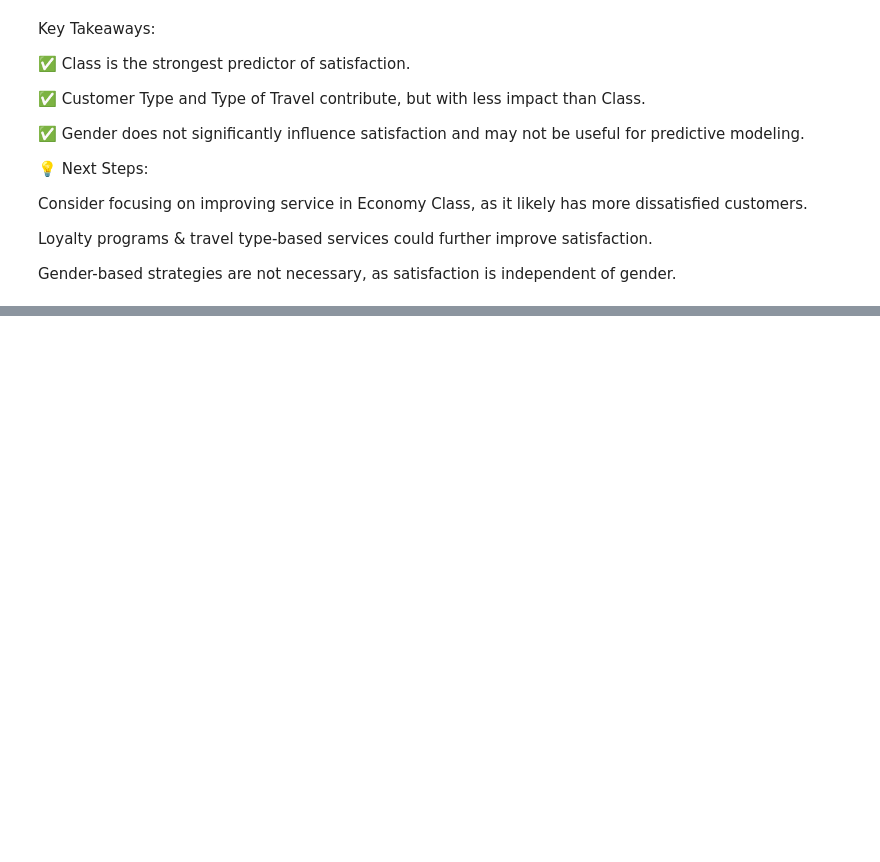
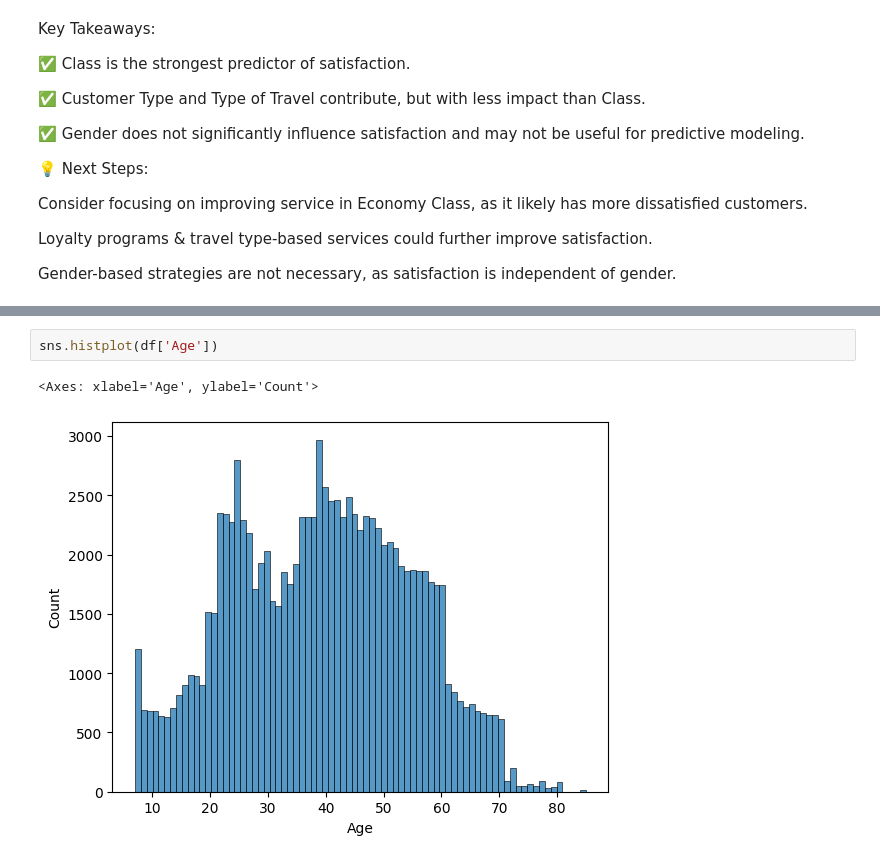
Before and after one commit to ka1817/Predicting-Airline-Customer-Satisfaction-Using-Machine-Learning, a Jupyter notebook: Research/eda.ipynb, the cells around one changed output, grey strips where cells are left out. Drawn from its saved outputs; the diff is of its cells as text; blank space fills up the shorter version.

```diff
--- a/Research/eda.ipynb
+++ b/Research/eda.ipynb
@@ -575,0 +615,5 @@ Gender-based strategies are not necessary, as satisfaction is independent of gen
+# %%
+sns.histplot(df['Age'])
+# %% [output]
+<Axes: xlabel='Age', ylabel='Count'>
+[figure, added]
```
Also changed, not shown: parts of 61 cells of this notebook.
